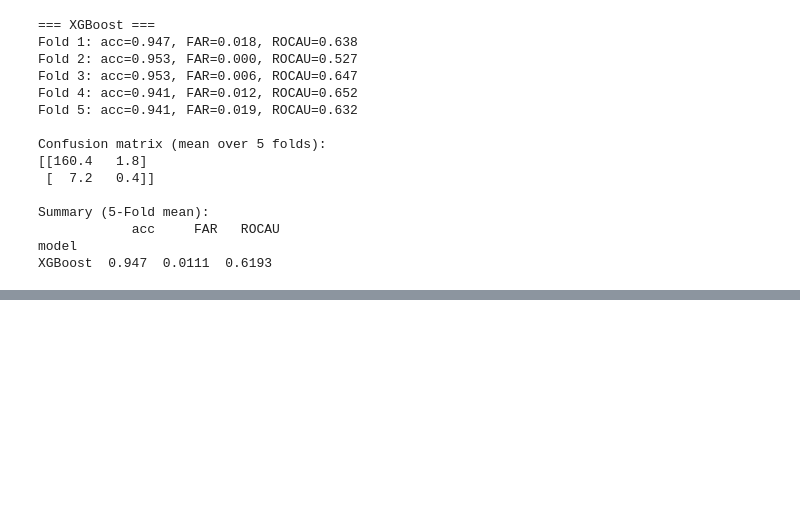
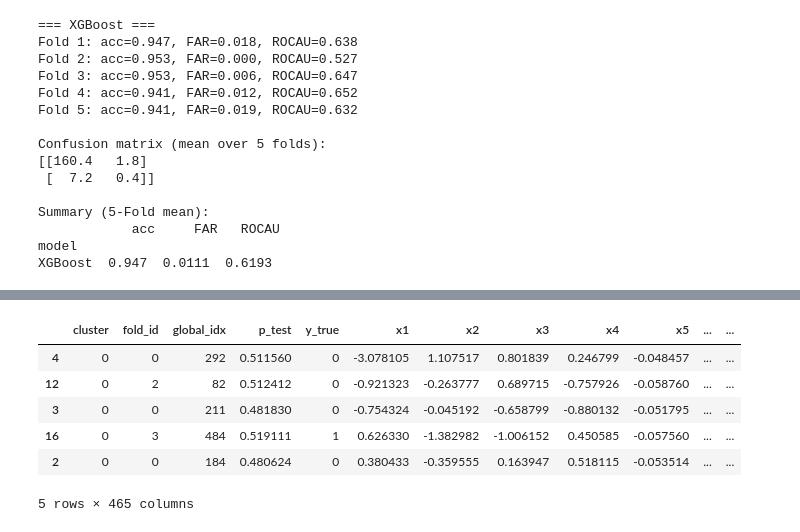
Before and after one commit to JackHuang0125/WHAT_I_DID, a Jupyter notebook: 0 PAPER/img/圖表.ipynb, the cells around one changed output, grey strips where cells are left out. Drawn from its saved outputs; the diff is of its cells as text; code cells hidden in the pictures; blank space fills up the shorter version.

```diff
--- a/0 PAPER/img/圖表.ipynb
+++ b/0 PAPER/img/圖表.ipynb
@@ -1011,0 +1124,10 @@ XGBoost  0.947  0.0111  0.6193
+# %%
+df_half[df_half['cluster']==0].assign(dist=lambda d: (d["p_test"] - 0.5).abs()).sort_values(["dist", "p_test"], ascending=[True, True]).head(5)
+# %% [output]
+|  | cluster | fold_id | global_idx | p_test | y_true | x1 | x2 | x3 | x4 | x5 | ... | ... |
+| 4 | 0 | 0 | 292 | 0.511560 | 0 | -3.078105 | 1.107517 | 0.801839 | 0.246799 | -0.048457 | ... | ... |
+| 12 | 0 | 2 | 82 | 0.512412 | 0 | -0.921323 | -0.263777 | 0.689715 | -0.757926 | -0.058760 | ... | ... |
+| 3 | 0 | 0 | 211 | 0.481830 | 0 | -0.754324 | -0.045192 | -0.658799 | -0.880132 | -0.051795 | ... | ... |
+| 16 | 0 | 3 | 484 | 0.519111 | 1 | 0.626330 | -1.382982 | -1.006152 | 0.450585 | -0.057560 | ... | ... |
+| 2 | 0 | 0 | 184 | 0.480624 | 0 | 0.380433 | -0.359555 | 0.163947 | 0.518115 | -0.053514 | ... | ... |
+5 rows × 465 columns
```
Also changed, not shown: parts of 2 cells of this notebook, 4 other files.
